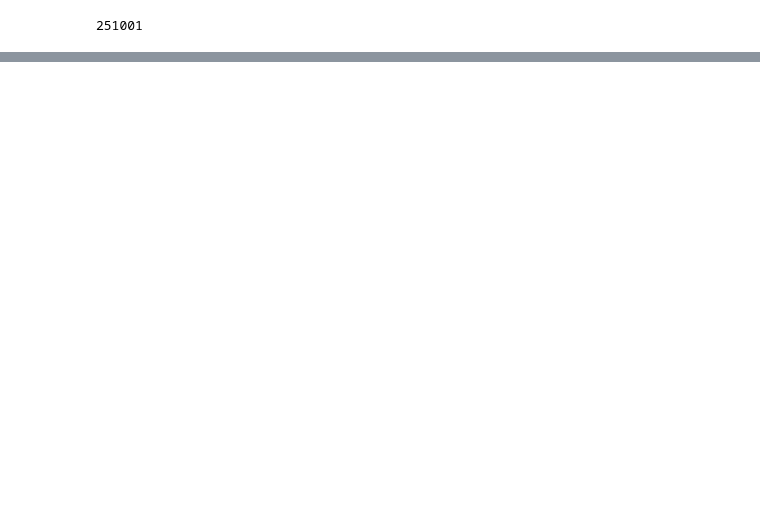
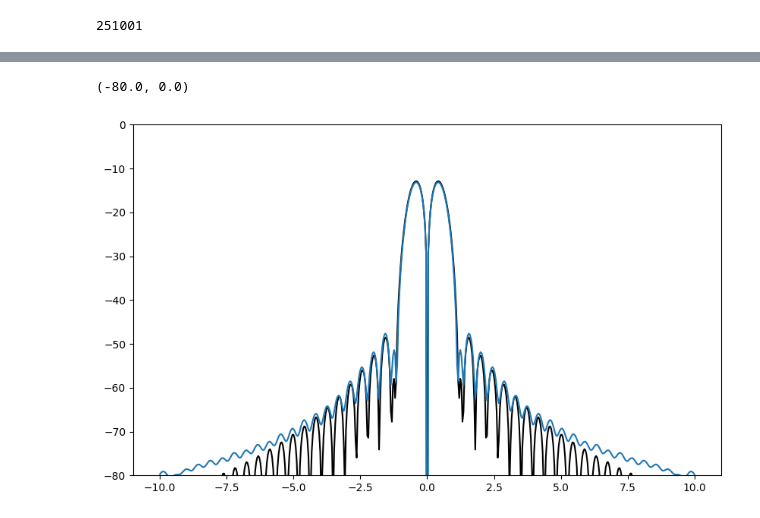
Before and after one commit to XiaodongRencologne/PO_test, a Jupyter notebook: L1_test2.ipynb, the cells around one changed output, grey strips where cells are left out. Saved outputs shown, nothing was run; the diff lists cells and outputs as text; code cells hidden in the pictures; blank space fills up the shorter version.

```diff
--- a/L1_test2.ipynb
+++ b/L1_test2.ipynb
@@ -234,2 +271,10 @@ plt.ylim([-80,0])
+# %%
+fig  =  plt.figure(figsize= (10,6))
+plt.plot(center_grd.x,np.log10(np.abs(grasp_cx.reshape(501,-1)[240,:]))*20,'k-')
+plt.plot(center_grd.x,np.log10(np.abs((E_cx.reshape(501,-1).T)[240-2,:]))*20,'-')
+plt.ylim([-80,0])
+# %% [output]
+(-80.0, 0.0)
+[figure, added]
 # %%
 fig  =  plt.figure(figsize= (10,6))
```
Also changed, not shown: parts of 24 cells of this notebook.
